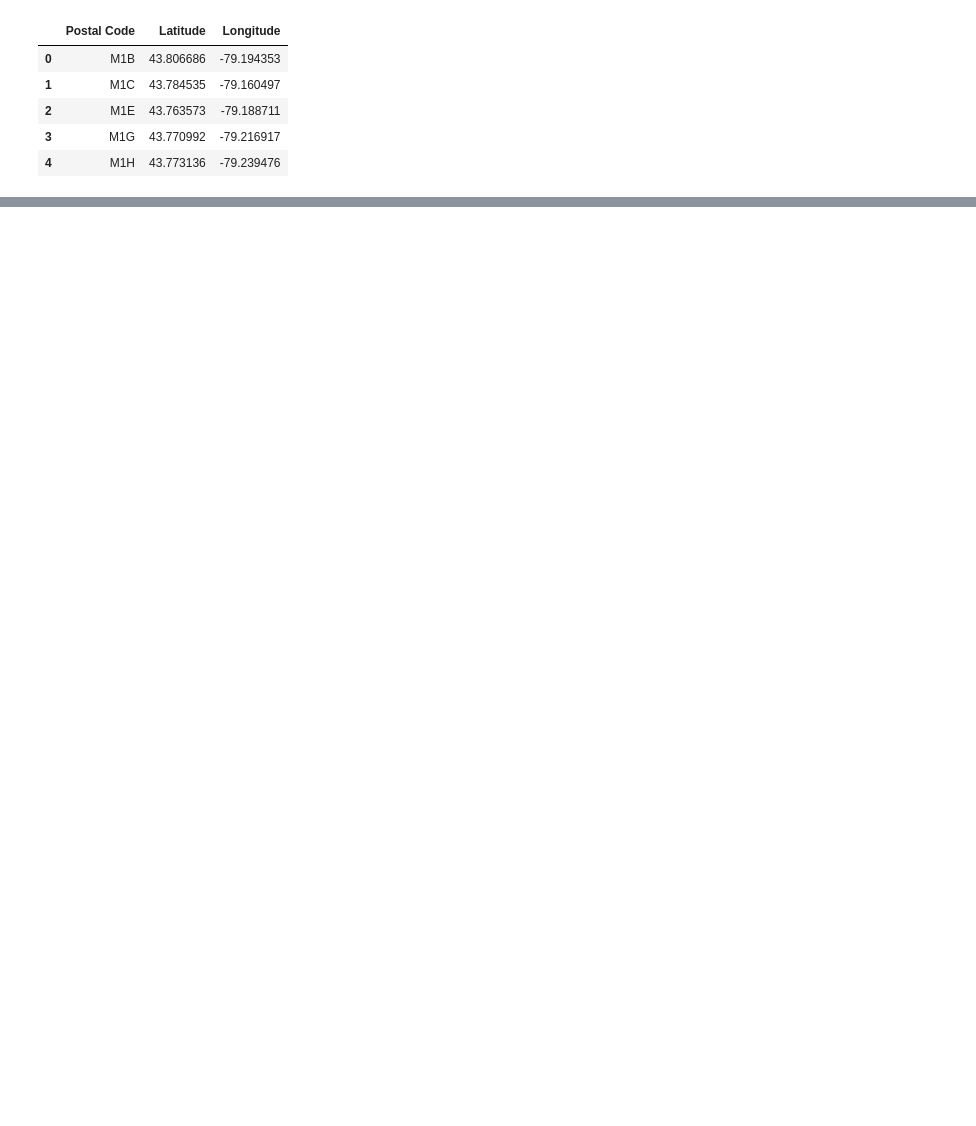
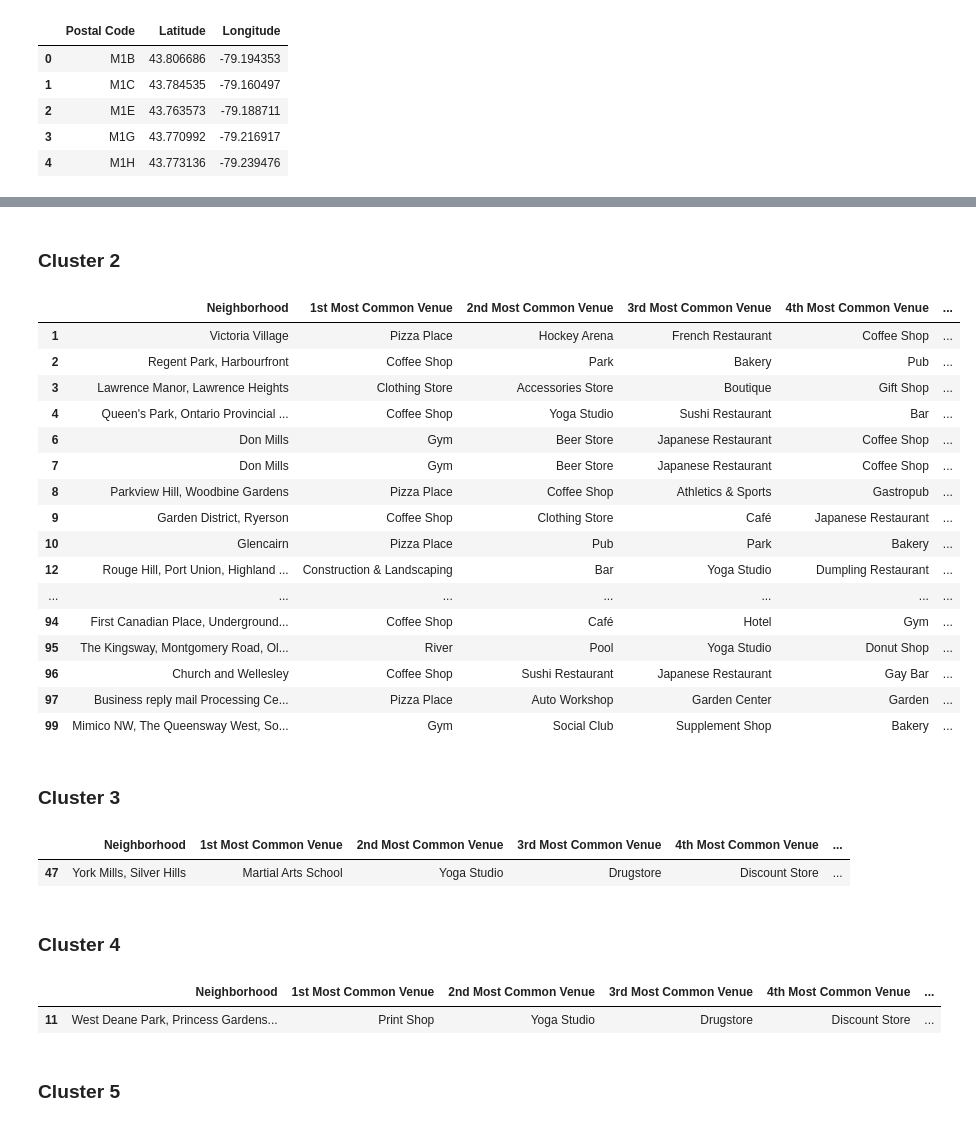
Before and after one commit to ranared/Coursera_Capstone, a Jupyter notebook: Clustering_Neighborhoods_in_Toronto.ipynb, the cells around one changed output, grey strips where cells are left out. Cells and saved outputs as stored; diff of their text form; code cells hidden in the pictures; blank space fills up the shorter version.

```diff
--- a/Clustering_Neighborhoods_in_Toronto.ipynb
+++ b/Clustering_Neighborhoods_in_Toronto.ipynb
@@ -125,0 +512,19 @@ Make sure that the dataset has all 103 boroughs and their neighbourhood.
+# %%
+num_top_venues = 10
+
+indicators = ['st', 'nd', 'rd']
+
+columns = ['Neighborhood']
+for ind in np.arange(num_top_venues):
+    try:
+        columns.append(f'{ind + 1}{indicators[ind]} Most Common Venue')
+    except:
+        columns.append(f'{ind + 1}th Most Common Venue')
+
+neighborhoods_venues_sorted = pd.DataFrame(columns=columns)
+neighborhoods_venues_sorted['Neighborhood'] = toronto_grouped['Neighborhood']
+
+for ind in np.arange(toronto_grouped.shape[0]):
+    neighborhoods_venues_sorted.iloc[ind, 1:] = get_most_common_venues(toronto_grouped.iloc[ind, :], num_top_venues)
+
+neighborhoods_venues_sorted.head()
@@ -125,0 +575,11 @@ Make sure that the dataset has all 103 boroughs and their neighbourhood.
+# %%
+# add cluster labels
+neighborhoods_venues_sorted.insert(0, 'Cluster Labels', kmeans.labels_)
+
+toronto_merged = df
+
+# merge toronto_grouped with df to add latitude&longitude for each neighborhood
+#toronto_merged = toronto_merged.join(neighborhoods_venues_sorted.set_index('Neighborhood'), on='Neighborhood')
+toronto_merged = pd.merge(df, neighborhoods_venues_sorted.set_index('Neighborhood'), on='Neighborhood')
+
+toronto_merged.head()
@@ -125,0 +650,38 @@ Make sure that the dataset has all 103 boroughs and their neighbourhood.
+# %% [markdown]
+### Cluster 2
+# %%
+toronto_merged.loc[toronto_merged['Cluster Labels'] == 1, toronto_merged.columns[[2] + list(range(6, toronto_merged.shape[1]))]]
+# %% [output]
+|  | Neighborhood | 1st Most Common Venue | 2nd Most Common Venue | 3rd Most Common Venue | 4th Most Common Venue | ... |
+| 1 | Victoria Village | Pizza Place | Hockey Arena | French Restaurant | Coffee Shop | ... |
+| 2 | Regent Park, Harbourfront | Coffee Shop | Park | Bakery | Pub | ... |
+| 3 | Lawrence Manor, Lawrence Heights | Clothing Store | Accessories Store | Boutique | Gift Shop | ... |
+| 4 | Queen's Park, Ontario Provincial ... | Coffee Shop | Yoga Studio | Sushi Restaurant | Bar | ... |
+| 6 | Don Mills | Gym | Beer Store | Japanese Restaurant | Coffee Shop | ... |
+| 7 | Don Mills | Gym | Beer Store | Japanese Restaurant | Coffee Shop | ... |
+| 8 | Parkview Hill, Woodbine Gardens | Pizza Place | Coffee Shop | Athletics & Sports | Gastropub | ... |
+| 9 | Garden District, Ryerson | Coffee Shop | Clothing Store | Café | Japanese Restaurant | ... |
+| 10 | Glencairn | Pizza Place | Pub | Park | Bakery | ... |
+| 12 | Rouge Hill, Port Union, Highland ... | Construction & Landscaping | Bar | Yoga Studio | Dumpling Restaurant | ... |
+| ... | ... | ... | ... | ... | ... | ... |
+| 94 | First Canadian Place, Underground... | Coffee Shop | Café | Hotel | Gym | ... |
+| 95 | The Kingsway, Montgomery Road, Ol... | River | Pool | Yoga Studio | Donut Shop | ... |
+| 96 | Church and Wellesley | Coffee Shop | Sushi Restaurant | Japanese Restaurant | Gay Bar | ... |
+| 97 | Business reply mail Processing Ce... | Pizza Place | Auto Workshop | Garden Center | Garden | ... |
+| 99 | Mimico NW, The Queensway West, So... | Gym | Social Club | Supplement Shop | Bakery | ... |
+# %% [markdown]
+### Cluster 3
+# %%
+toronto_merged.loc[toronto_merged['Cluster Labels'] == 2, toronto_merged.columns[[2] + list(range(6, toronto_merged.shape[1]))]]
+# %% [output]
+|  | Neighborhood | 1st Most Common Venue | 2nd Most Common Venue | 3rd Most Common Venue | 4th Most Common Venue | ... |
+| 47 | York Mills, Silver Hills | Martial Arts School | Yoga Studio | Drugstore | Discount Store | ... |
+# %% [markdown]
+### Cluster 4
+# %%
+toronto_merged.loc[toronto_merged['Cluster Labels'] == 3, toronto_merged.columns[[2] + list(range(6, toronto_merged.shape[1]))]]
+# %% [output]
+|  | Neighborhood | 1st Most Common Venue | 2nd Most Common Venue | 3rd Most Common Venue | 4th Most Common Venue | ... |
+| 11 | West Deane Park, Princess Gardens... | Print Shop | Yoga Studio | Drugstore | Discount Store | ... |
+# %% [markdown]
+### Cluster 5
```
Also changed, not shown: parts of 66 cells of this notebook, 1 other file.
